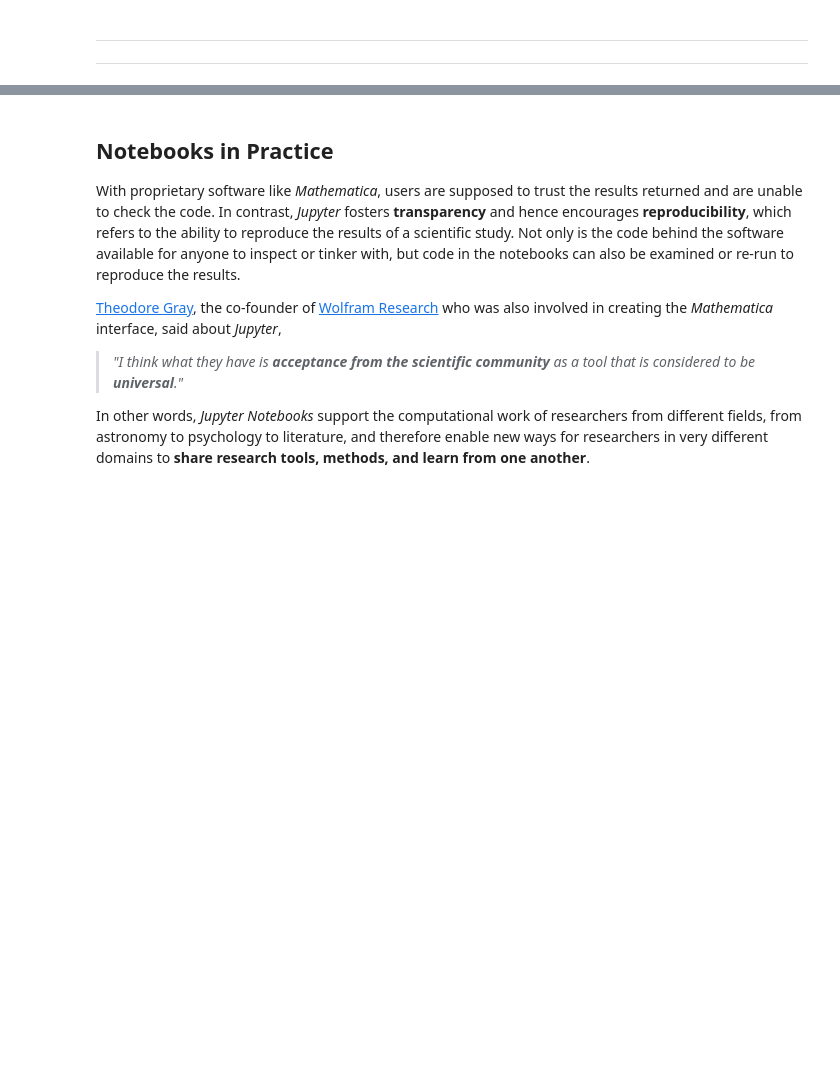
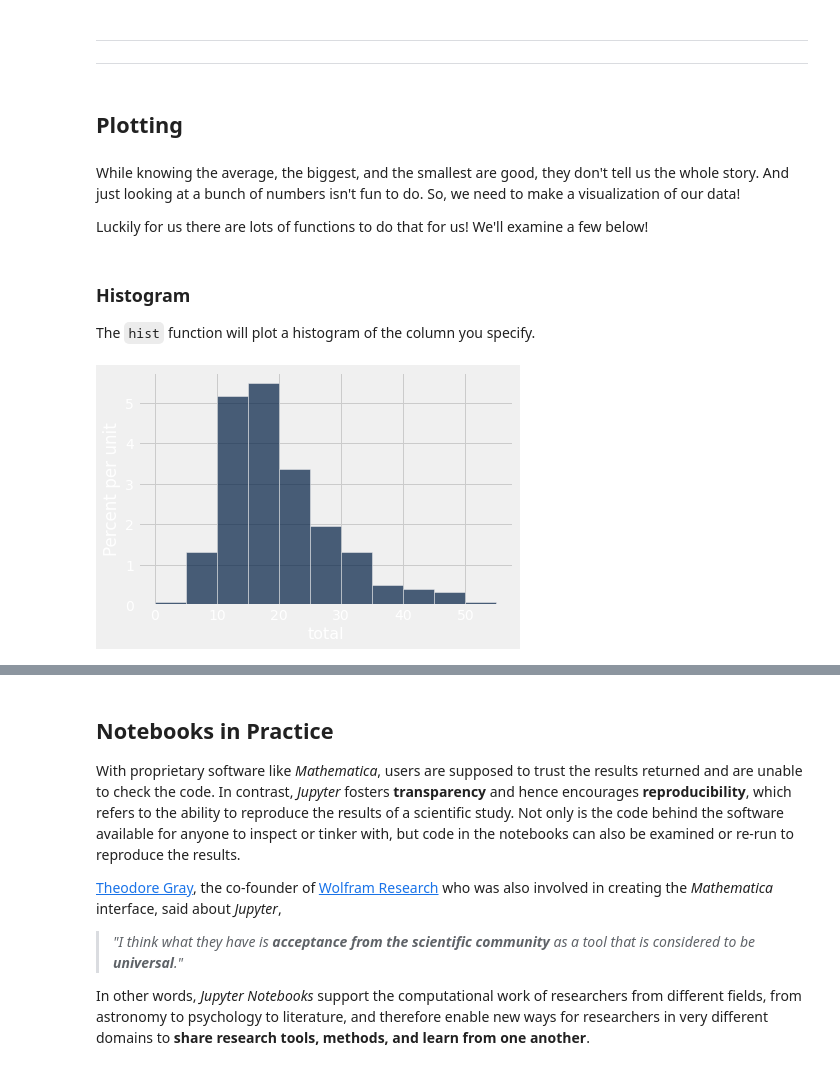
Before and after one commit to ds-modules/IB-C32, a Jupyter notebook: intro/intro.ipynb, the cells around one changed output, grey strips where cells are left out. Drawn from its saved outputs; the diff is of its cells as text; code cells hidden in the pictures; blank space fills up the shorter version.

Commit message:
add visualizations with datascience and plotly

```diff
--- a/intro/intro.ipynb
+++ b/intro/intro.ipynb
@@ -426,6 +426,9 @@ Also try calling each function <i>incorrectly</i>, such as with the wrong number
 Now that we've covered our bases with regards to the platform we'll be working on for this assignment, let's load some **modules** we need to explore the data we are working with. Python **modules** are extra packages we can load to help use tools that are not otherwise available. These can include visualization modules such as `matplotlib` or numerical tools like `numpy`. You can see how we load these modules below:
 # %%
 from datascience import * # This loads tools from the datascience module
+import matplotlib.pyplot as plt # This loads tools from the matplotlib module
+%matplotlib inline
+plt.style.use("fivethirtyeight") # This makes plots appear in the notebook
 import numpy as np # Loads numerical methods
 import math, random #Loads math and random functions
 import seaborn as sns, plotly.express as px #Loads plotting tools
@@ -651,3 +658,16 @@ The biggest total is 50.81 dollars
 # %% [markdown]
 <hr style="border: 2px solid #003262">
 <hr style="border: 2px solid #C9B676">
+# %% [markdown]
+## Plotting
+# %% [markdown]
+While knowing the average, the biggest, and the smallest are good, they don't tell us the whole story. And just looking at a bunch of numbers isn't fun to do. So, we need to make a visualization of our data!
+
+Luckily for us there are lots of functions to do that for us! We'll examine a few below!
+# %% [markdown]
+### Histogram
+The `hist` function will plot a histogram of the column you specify.
+# %%
+tips.hist("total", bins=np.arange(0, 60, 5))
+# %% [output]
+[figure, added]
```
Also changed, not shown: parts of 11 cells of this notebook.
